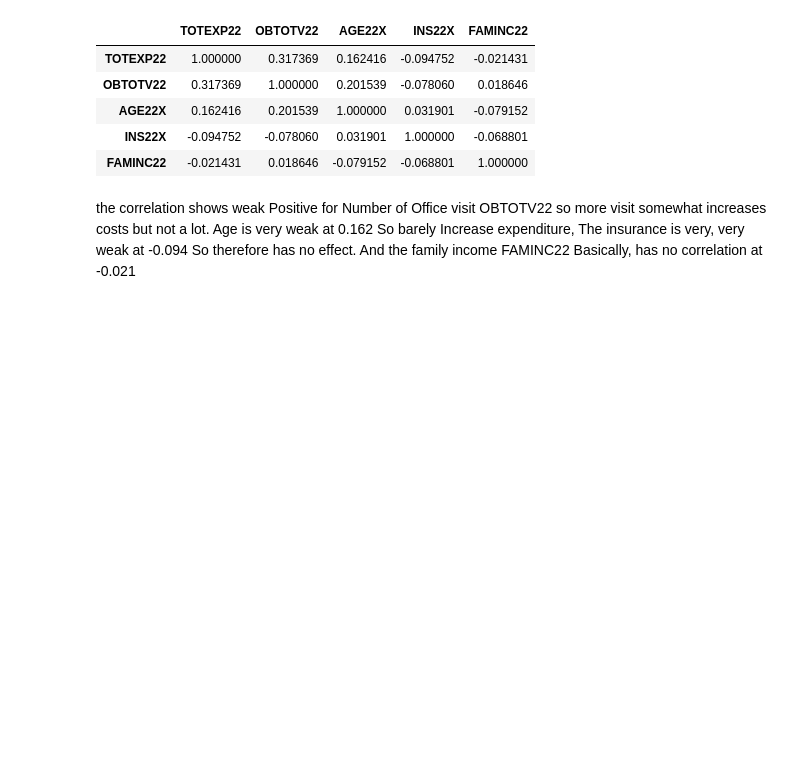
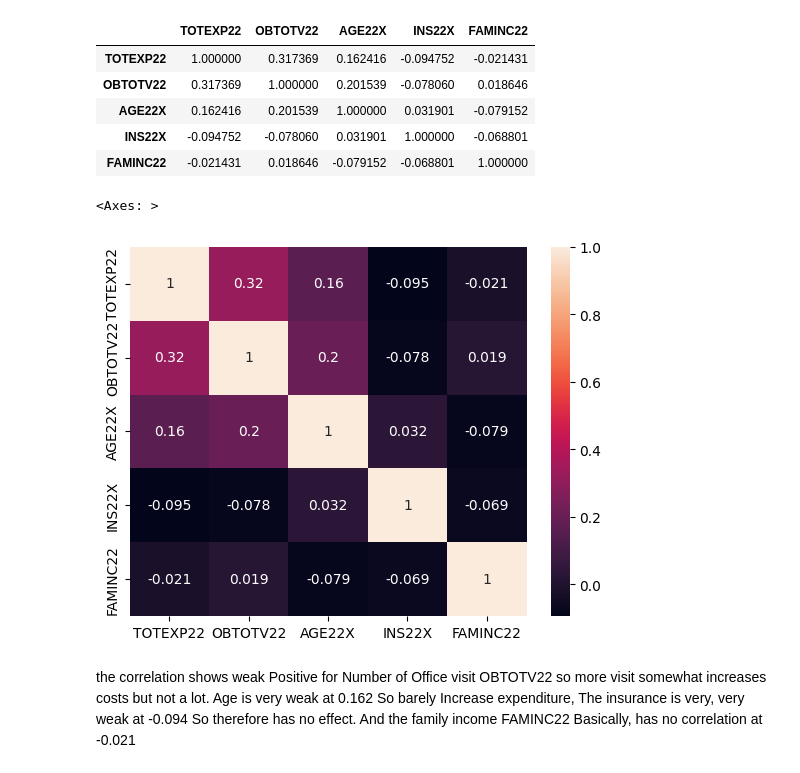
Before and after one commit to sinatijani/medical-cost-regression, a Jupyter notebook: medical_cost_analysis.ipynb, the cells around one changed output. Cells and saved outputs as stored; diff of their text form; code cells hidden in the pictures; blank space fills up the shorter version.

```diff
--- a/medical_cost_analysis.ipynb
+++ b/medical_cost_analysis.ipynb
@@ -169,6 +170,15 @@ df_selected.corr()
 | AGE22X | 0.162416 | 0.201539 | 1.000000 | 0.031901 | -0.079152 |
 | INS22X | -0.094752 | -0.078060 | 0.031901 | 1.000000 | -0.068801 |
 | FAMINC22 | -0.021431 | 0.018646 | -0.079152 | -0.068801 | 1.000000 |
+# %%
+# correlation matrix, heatmap
+
+# sns.heatmap(df_selected[df_selected['TOTEXP22'] < 0.5*1e6].corr(), annot=True)
+
+sns.heatmap(df_selected.corr(), annot=True)
+# %% [output]
+<Axes: >
+[figure, added]
 # %% [markdown]
  the correlation shows weak Positive for Number of Office visit OBTOTV22 so more visit somewhat increases costs but not a lot. Age is very weak at 0.162 So barely Increase expenditure, The insurance is very, very weak at -0.094 So therefore has no effect. And the family income FAMINC22 Basically, has no correlation at -0.021
 # %% [markdown]
```
Also changed, not shown: parts of 15 cells of this notebook, 1 other file.
